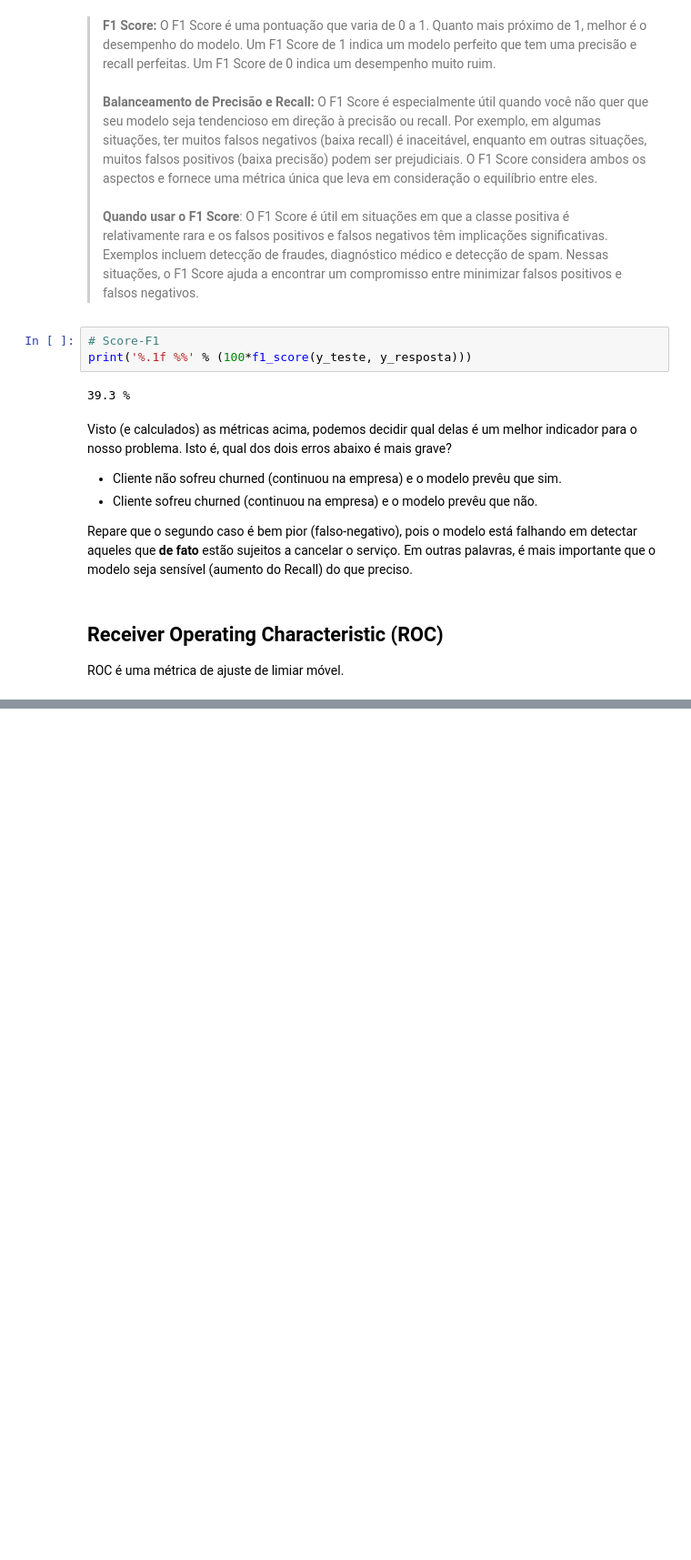
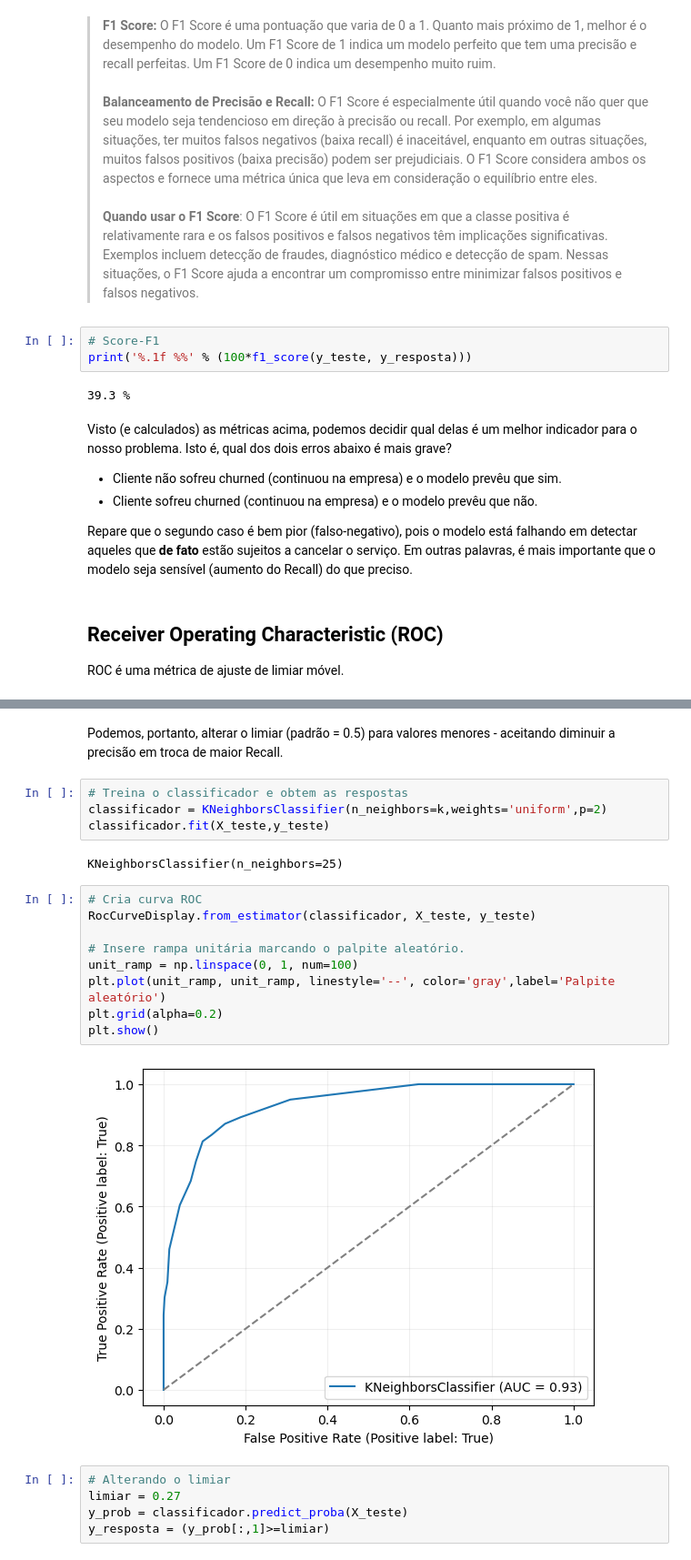
Before and after one commit to GGregon/Data-Science---Public, a Jupyter notebook: Classificador KNN.ipynb, the cells around one changed output, grey strips where cells are left out. Shown at 91% size. Drawn from its saved outputs; the diff is of its cells as text; blank space fills up the shorter version.

```diff
--- a/Classificador KNN.ipynb
+++ b/Classificador KNN.ipynb
@@ -471 +470,25 @@ ROC é uma métrica de ajuste de limiar móvel.
 </center>
+# %% [markdown]
+Podemos, portanto, alterar o limiar (padrão = 0.5) para valores menores - aceitando diminuir a precisão em troca de maior Recall.
+# %%
+# Treina o classificador e obtem as respostas
+classificador = KNeighborsClassifier(n_neighbors=k,weights='uniform',p=2)
+classificador.fit(X_teste,y_teste)
+# %% [output]
+KNeighborsClassifier(n_neighbors=25)
+# %%
+# Cria curva ROC
+RocCurveDisplay.from_estimator(classificador, X_teste, y_teste)
+
+# Insere rampa unitária marcando o palpite aleatório.
+unit_ramp = np.linspace(0, 1, num=100)
+plt.plot(unit_ramp, unit_ramp, linestyle='--', color='gray',label='Palpite aleatório')
+plt.grid(alpha=0.2)
+plt.show()
+# %% [output]
+[figure, added]
+# %%
+# Alterando o limiar
+limiar = 0.27
+y_prob = classificador.predict_proba(X_teste)
+y_resposta = (y_prob[:,1]>=limiar)
```
Also changed, not shown: parts of 17 cells of this notebook, 1 other file.
